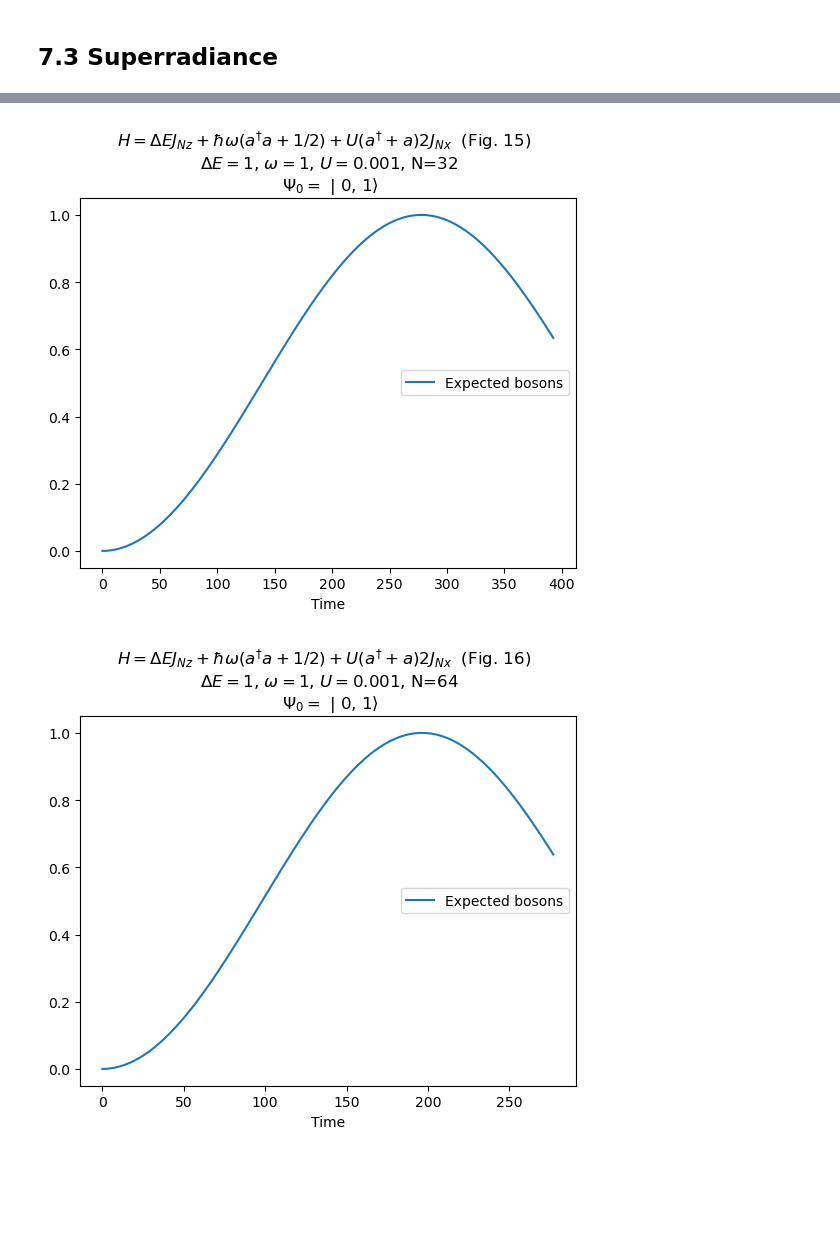
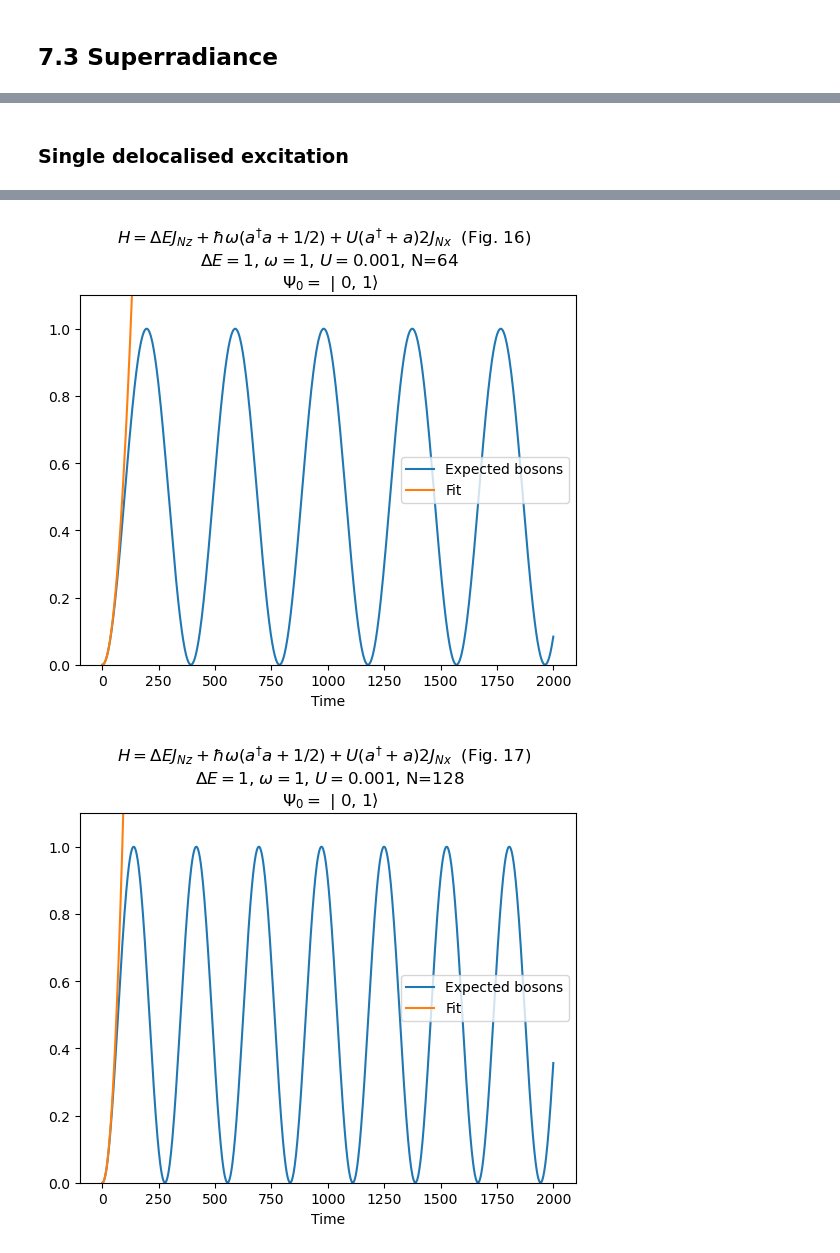
Before and after one commit to project-ida/two-state-quantum-systems, a Jupyter notebook: 07-accelerating-quantum-processes.ipynb, the cells around one changed output, grey strips where cells are left out. Cells and saved outputs as stored; diff of their text form; code cells hidden in the pictures; blank space fills up the shorter version.

Commit message:
Updates to 7th tutorial on accelerating quantum processes

```diff
--- a/07-accelerating-quantum-processes.ipynb
+++ b/07-accelerating-quantum-processes.ipynb
@@ -303,0 +331,6 @@ U = 0.001 # Note this is a factor of 10 lower than in the last tutorial
+# %%
+# a + bt + ct^2.
+# a=0 because number of bosons 0 to start
+# b=0 because (from experience) rate is 0 to start
+def model_func(t, c):
+    return c*t**2
@@ -424,27 +502,23 @@ plt.plot(times[1:],np.diff(result.expect[0],1)/(times[1]-times[0]))
+# %% [markdown]
+### Single delocalised excitation
 # %%
 %%time
-# %%time must be at the top of the cell and by itself. It tells you the "Wall time" (how long the cell took to run)
-# at the end of the output
+# %%time must be at the top of the cell and by itself. It tells you the "Wall time" (how long the cell took to run) at the end of the output (should be about 2 min).
 
-Ns = [1,2,4,8,16,32,64,128] # number of TLS we want to simulation
-freq = [] # For storing frequency associated with emission of a single boson
-freq2 = []
-
-# Simulation end time for the first simulation - we'll change this dynamically
-tend = 2000.0
+Ns = [2,4,8,16,32,64,128] # number of TLS we want to simulation
+times = np.linspace(0, 2000, 1000)
+rate = [] # For storing emission rates
 
 for i, N in enumerate(Ns):
+
     two_state, bosons, interaction, number, nm_list = make_operators(max_bosons=2, parity=-1, num_TLS=N)
 
     bra_labels, ket_labels = make_braket_labels(nm_list)
 
     H = DeltaE*two_state + omega*bosons + U*interaction
 
-    psi0_ind = nm_list.index((0,1))  # Field in vacuum state (0) with single excitation (1)
+    psi0_ind = nm_list.index((0,1))  # Field in vacuum state (0) with 1 excitations (1)
     psi0 = basis(len(nm_list), psi0_ind)
-
-    # Dynamically change the simulation time
-    times = np.linspace(0,  tend, 1000)
 
     # We can use use QuTips sesolve here because of the shorter
     # simulation time. Sometimes sesolve is still fastser than
@@ -452,26 +526,29 @@ for i, N in enumerate(Ns):
     # made the QuTip/Numpy teams.
     result = sesolve(H, psi0, times, [number])
 
-    # The number of bosons never crosses 1 in this set of simulation so we need to use
-    # find_peaks just like in the last tutorial
-    # The peak_2 - peak_1 should give us the end of the first rabi cycle because we start with zero bosons
+    # For fitting, we'll find when the first boson is emitted, then re-simulate
+    # up to that point so that we can get a better resolution over the shorter time periods.
+    # We do this because we expect timescales to shorten as we increase TLS number
+
+    # Because we only have a single excitation the number of bosons never crosses 1
+    # so we need to use find_peaks just like in the last tutorial
     peaks, _ = find_peaks(result.expect[0], prominence=0.05)
     peak_times = times[peaks]
     time_to_emit_one = peak_times[0]
 
-    freq.append(2*np.pi / time_to_emit_one)
+    times_fit = np.linspace(0,  time_to_emit_one, 1000)
+    result_fit = sesolve(H, psi0, times_fit, [number])
 
-    second_derivative = savgol_filter(result.expect[0], window_length=51, polyorder=2, deriv=2, delta=(times[1]-times[0]))
-    freq2.append(second_derivative[0])
+    fit, covariance = curve_fit(model_func, times_fit[0:100], result_fit.expect[0][0:100],p0=[0.01],maxfev=500)
 
-    # Update the end of the simulation time for the next simulation. We expect the next simulation
-    # to have shorter emission time than the last, so we can end the next simulation and the
-    # time when this simulation emitted its first boson.
-    tend = time_to_emit_one
+    rate.append(2*fit[0])
+
 
     plt.plot(times, result.expect[0], label="Expected bosons")
+    plt.plot(times,model_func(times,*fit),label="Fit")
     plt.xlabel("Time")
+    plt.ylim([0,result.expect[0].max()*1.1])
     plt.legend(loc="right")
-    plt.title(f"{H_latex} (Fig. {i+10})  \n $\Delta E={DeltaE}$, $\omega={omega}$, $U={U}$, N={N} \n $\Psi_0 =$ {ket_labels[psi0_ind]}")
+    plt.title(f"{H_latex} (Fig. {i+11})  \n $\Delta E={DeltaE}$, $\omega={omega}$, $U={U}$, N={N} \n $\Psi_0 =$ {ket_labels[psi0_ind]}")
     plt.show();
 # %% [output]
@@ -483,2 +560,2 @@ for i, N in enumerate(Ns):
-[figure, old version]
+[figure, new version]
-[figure, old version]
+[figure, new version]
```
Also changed, not shown: parts of 70 cells of this notebook.
